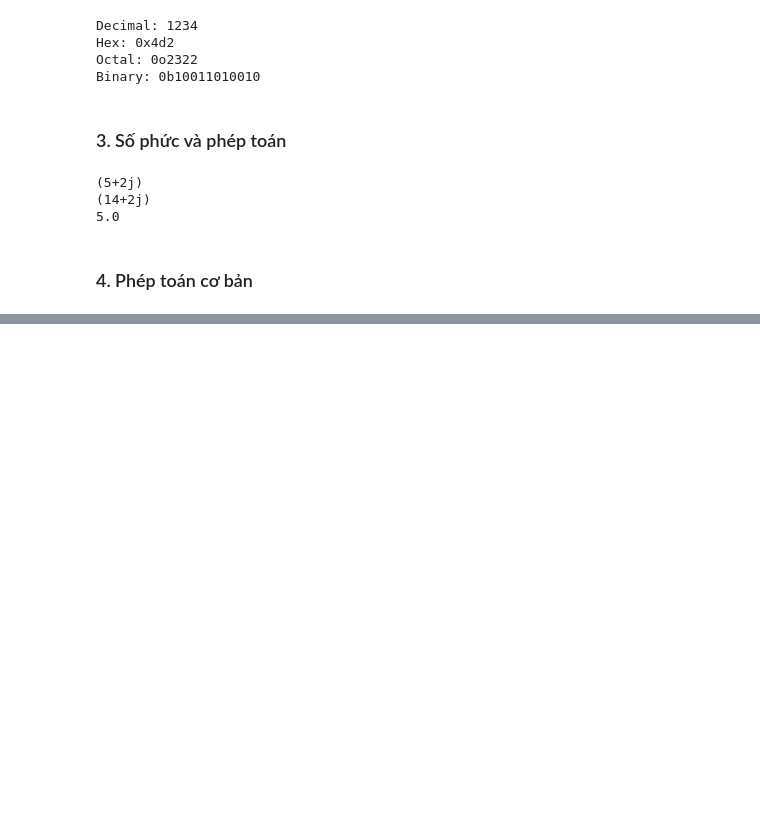
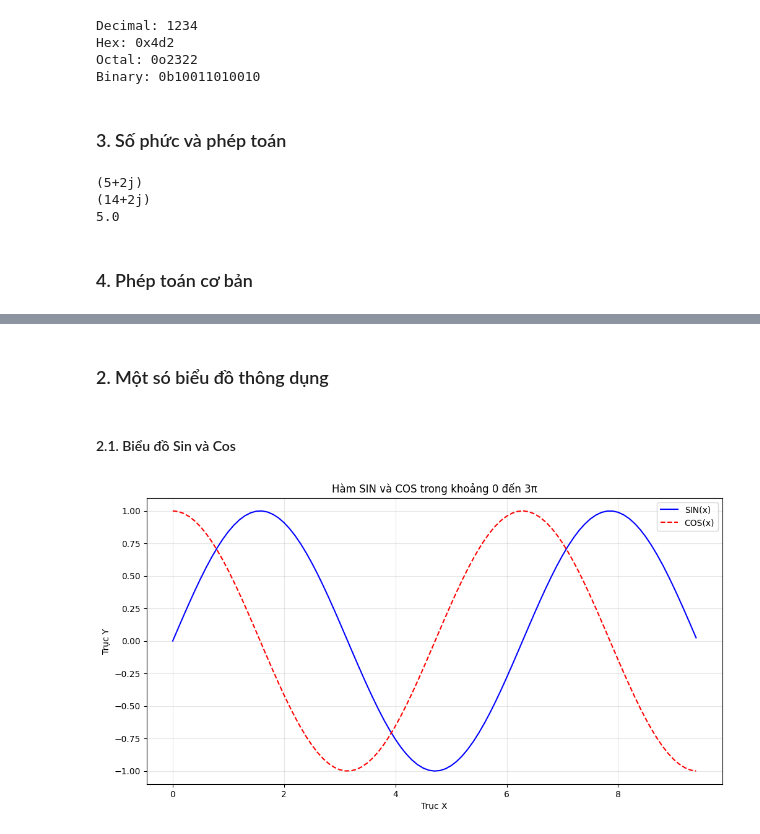
Before and after one commit to TDKhoa2712/SGU_PTDL_2025, a Jupyter notebook: demo_slide/slide_001_code.ipynb, the cells around one changed output, grey strips where cells are left out. Cells and saved outputs as stored; diff of their text form; code cells hidden in the pictures; blank space fills up the shorter version.

```diff
--- a/demo_slide/slide_001_code.ipynb
+++ b/demo_slide/slide_001_code.ipynb
@@ -67,0 +852,24 @@ Y = 314.15279e-2  # 3.1415279
+# %% [markdown]
+### 2. Một só biểu đồ thông dụng
+# %% [markdown]
+#### 2.1. Biểu đồ Sin và Cos
+# %%
+import numpy as np
+import matplotlib.pyplot as plt
+
+x = np.arange(0, 3 * np.pi, 0.1) # Tạo mảng x từ 0 đến 3π với bước 0.1
+y_sin = np.sin(x) # Tính SIN(x)
+y_cos = np.cos(x) # Tính COS(x)
+
+plt.figure(figsize=(12, 6)) # Kích thước biểu đồ
+plt.plot(x, y_sin, label='SIN(x)', color='blue', linestyle='-') # Vẽ SIN(x)
+plt.plot(x, y_cos, label='COS(x)', color='red', linestyle='--') # Vẽ COS(x)
+
+plt.xlabel('Trục X')
+plt.ylabel('Trục Y')
+plt.title('Hàm SIN và COS trong khoảng 0 đến 3π')
+plt.legend() # Chú thích
+plt.grid(True, alpha=0.3) # Lưới mờ
+plt.show()
+# %% [output]
+[figure, added]
```
Also changed, not shown: parts of 102 cells of this notebook, 6 other files.
